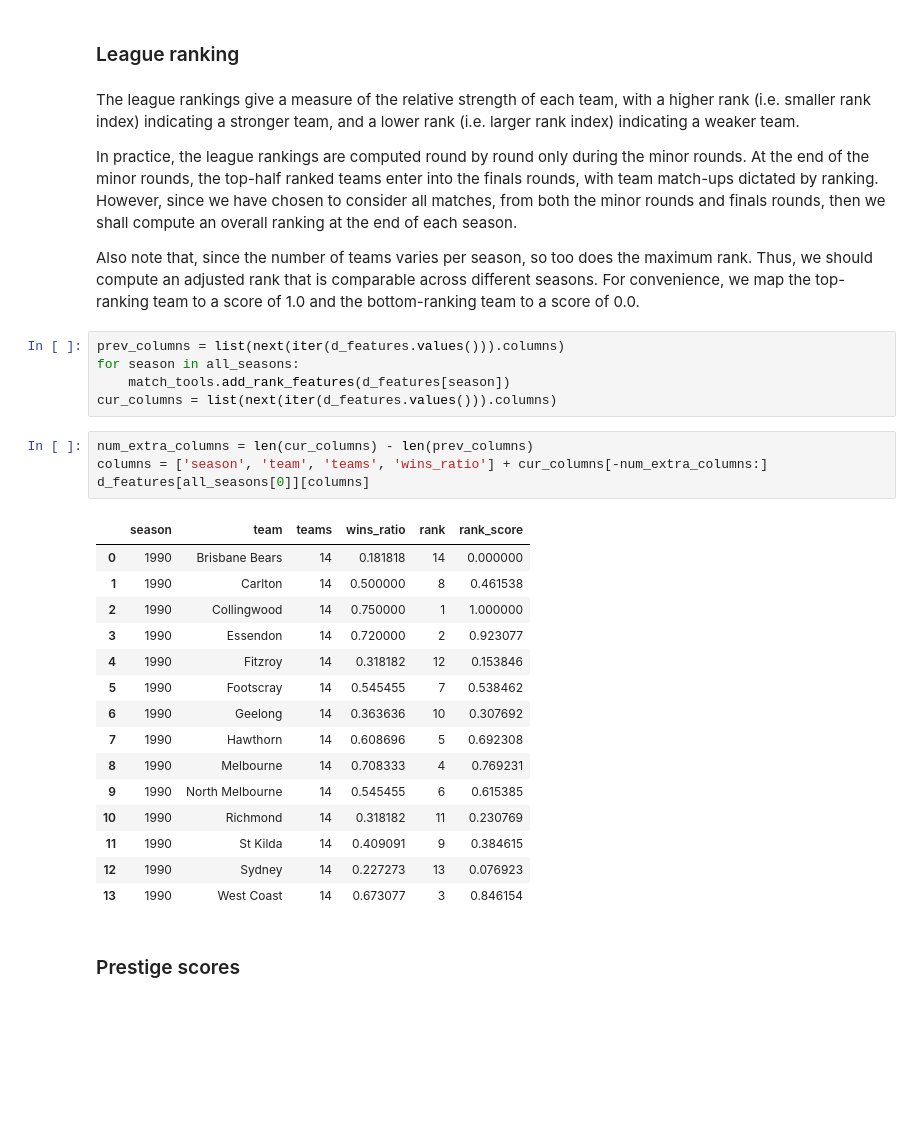
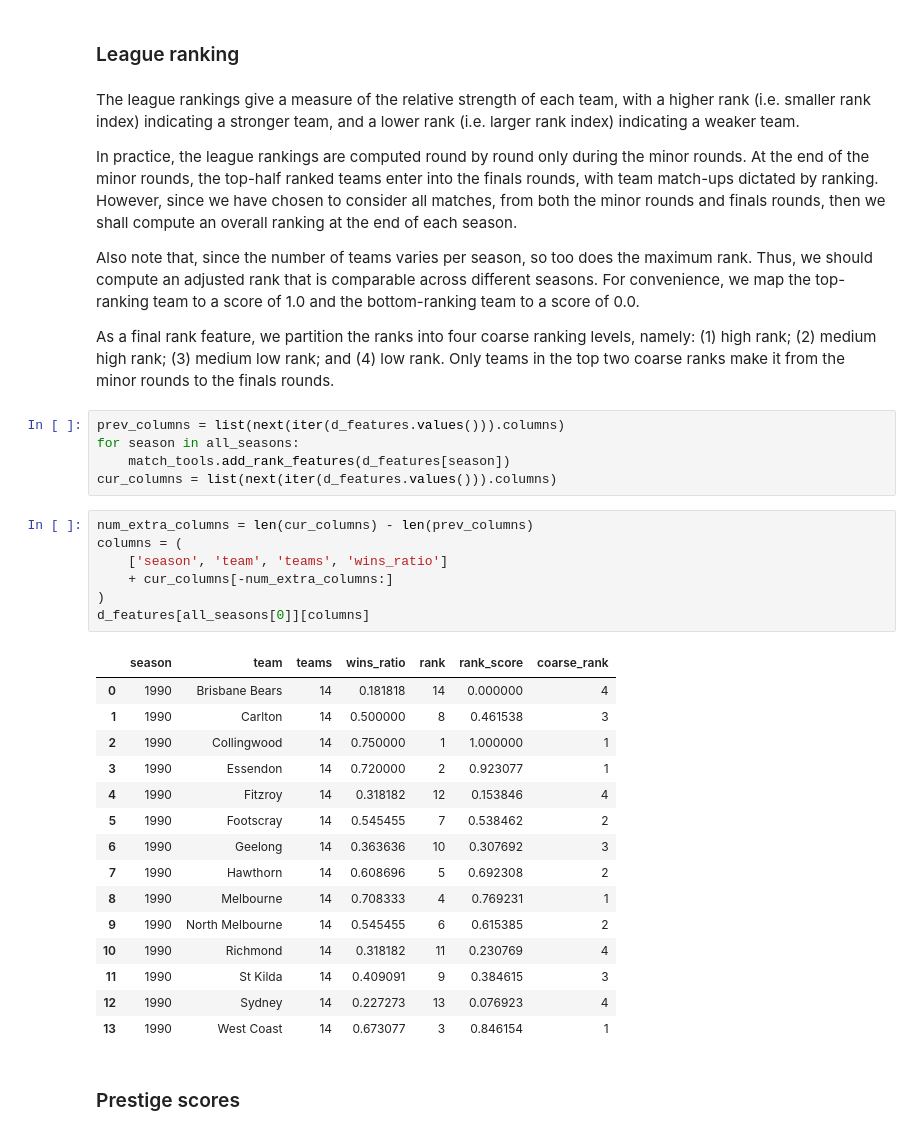
Before and after one commit to gaj67/gaj-data-science, a Jupyter notebook: AFL/notebooks/3_feature_extraction.ipynb, the cells around one changed output. Saved outputs shown, nothing was run; the diff lists cells and outputs as text; blank space fills up the shorter version.

Commit message:
Added coarse ranks to features.

```diff
--- a/AFL/notebooks/3_feature_extraction.ipynb
+++ b/AFL/notebooks/3_feature_extraction.ipynb
@@ -237,6 +237,10 @@ In practice, the league rankings are computed round by round only during the min
 However, since we have chosen to consider all matches, from both the minor rounds and finals rounds, then we shall compute an overall ranking at the end of each season.
 
 Also note that, since the number of teams varies per season, so too does the maximum rank. Thus, we should compute an adjusted rank that is comparable across different seasons. For convenience, we map the top-ranking team to a score of 1.0 and the bottom-ranking team to a score of 0.0.
+
+As a final rank feature, we partition the ranks into four coarse ranking levels,
+namely: (1) high rank;  (2) medium high rank; (3) medium low rank; and
+(4) low rank. Only teams in the top two coarse ranks make it from the minor rounds to the finals rounds.
 # %%
 prev_columns = list(next(iter(d_features.values())).columns)
 for season in all_seasons:
@@ -244,24 +248,27 @@ for season in all_seasons:
 cur_columns = list(next(iter(d_features.values())).columns)
 # %%
 num_extra_columns = len(cur_columns) - len(prev_columns)
-columns = ['season', 'team', 'teams', 'wins_ratio'] + cur_columns[-num_extra_columns:]
+columns = (
+    ['season', 'team', 'teams', 'wins_ratio']
+    + cur_columns[-num_extra_columns:]
+)
 d_features[all_seasons[0]][columns]
 # %% [output]
-|  | season | team | teams | wins_ratio | rank | rank_score |
-| 0 | 1990 | Brisbane Bears | 14 | 0.181818 | 14 | 0.000000 |
-| 1 | 1990 | Carlton | 14 | 0.500000 | 8 | 0.461538 |
-| 2 | 1990 | Collingwood | 14 | 0.750000 | 1 | 1.000000 |
-| 3 | 1990 | Essendon | 14 | 0.720000 | 2 | 0.923077 |
-| 4 | 1990 | Fitzroy | 14 | 0.318182 | 12 | 0.153846 |
-| 5 | 1990 | Footscray | 14 | 0.545455 | 7 | 0.538462 |
-| 6 | 1990 | Geelong | 14 | 0.363636 | 10 | 0.307692 |
-| 7 | 1990 | Hawthorn | 14 | 0.608696 | 5 | 0.692308 |
-| 8 | 1990 | Melbourne | 14 | 0.708333 | 4 | 0.769231 |
-| 9 | 1990 | North Melbourne | 14 | 0.545455 | 6 | 0.615385 |
-| 10 | 1990 | Richmond | 14 | 0.318182 | 11 | 0.230769 |
-| 11 | 1990 | St Kilda | 14 | 0.409091 | 9 | 0.384615 |
-| 12 | 1990 | Sydney | 14 | 0.227273 | 13 | 0.076923 |
-| 13 | 1990 | West Coast | 14 | 0.673077 | 3 | 0.846154 |
+|  | season | team | teams | wins_ratio | rank | rank_score | coarse_rank |
+| 0 | 1990 | Brisbane Bears | 14 | 0.181818 | 14 | 0.000000 | 4 |
+| 1 | 1990 | Carlton | 14 | 0.500000 | 8 | 0.461538 | 3 |
+| 2 | 1990 | Collingwood | 14 | 0.750000 | 1 | 1.000000 | 1 |
+| 3 | 1990 | Essendon | 14 | 0.720000 | 2 | 0.923077 | 1 |
+| 4 | 1990 | Fitzroy | 14 | 0.318182 | 12 | 0.153846 | 4 |
+| 5 | 1990 | Footscray | 14 | 0.545455 | 7 | 0.538462 | 2 |
+| 6 | 1990 | Geelong | 14 | 0.363636 | 10 | 0.307692 | 3 |
+| 7 | 1990 | Hawthorn | 14 | 0.608696 | 5 | 0.692308 | 2 |
+| 8 | 1990 | Melbourne | 14 | 0.708333 | 4 | 0.769231 | 1 |
+| 9 | 1990 | North Melbourne | 14 | 0.545455 | 6 | 0.615385 | 2 |
+| 10 | 1990 | Richmond | 14 | 0.318182 | 11 | 0.230769 | 4 |
+| 11 | 1990 | St Kilda | 14 | 0.409091 | 9 | 0.384615 | 3 |
+| 12 | 1990 | Sydney | 14 | 0.227273 | 13 | 0.076923 | 4 |
+| 13 | 1990 | West Coast | 14 | 0.673077 | 3 | 0.846154 | 1 |
 # %% [markdown]
 ### Prestige scores
 # %% [markdown]
```
Also changed, not shown: parts of 2 cells of this notebook, 1 other file.
